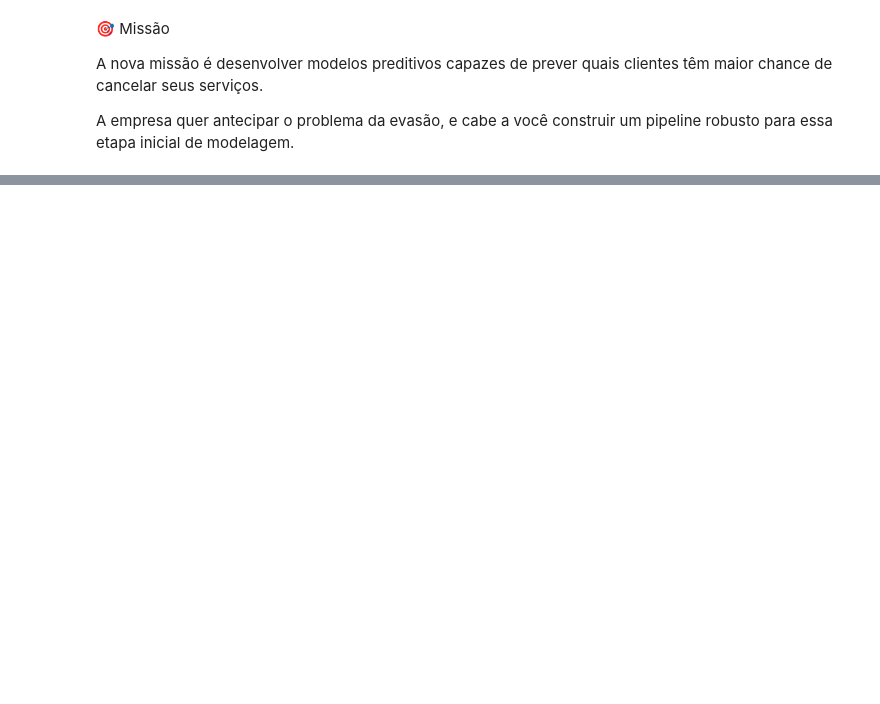
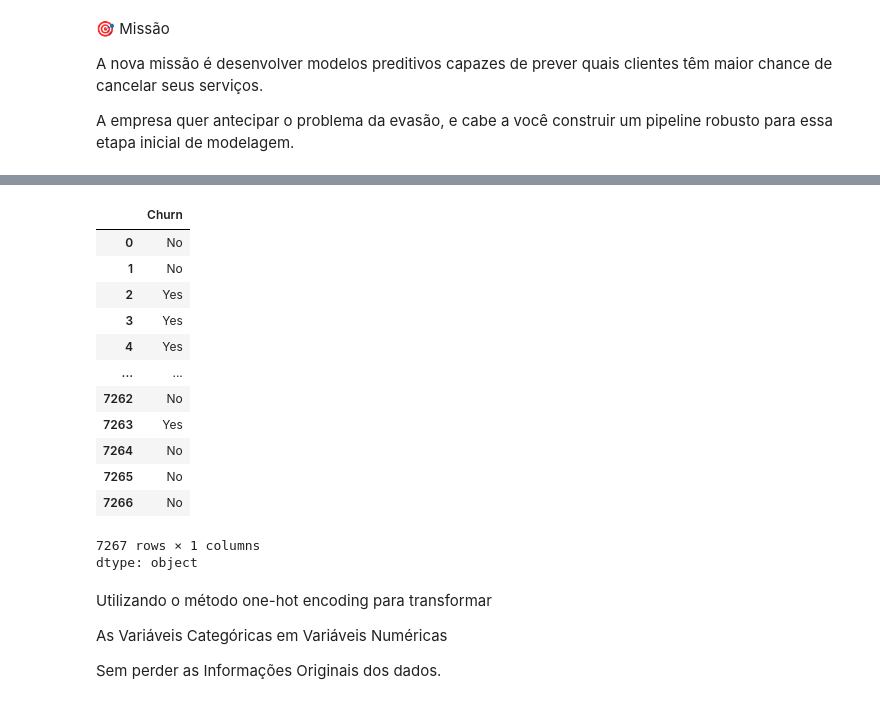
Before and after one commit to SergioCarmo-ro/TelecomX_BR_Parte_II, a Jupyter notebook: TelecomX_BR_Parte_II.ipynb, the cells around one changed output, grey strips where cells are left out. Saved outputs shown, nothing was run; the diff lists cells and outputs as text; code cells hidden in the pictures; blank space fills up the shorter version.

```diff
--- a/TelecomX_BR_Parte_II.ipynb
+++ b/TelecomX_BR_Parte_II.ipynb
@@ -23,0 +97,23 @@ dados.head()
+# %%
+y
+# %% [output]
+|  | Churn |
+| 0 | No |
+| 1 | No |
+| 2 | Yes |
+| 3 | Yes |
+| 4 | Yes |
+| ... | ... |
+| 7262 | No |
+| 7263 | Yes |
+| 7264 | No |
+| 7265 | No |
+| 7266 | No |
+7267 rows × 1 columns
+dtype: object
+# %% [markdown]
+Utilizando o método one-hot encoding para transformar
+
+As Variáveis Categóricas em Variáveis Numéricas
+
+Sem perder as Informações Originais dos dados.
```
Also changed, not shown: parts of 15 cells of this notebook.
